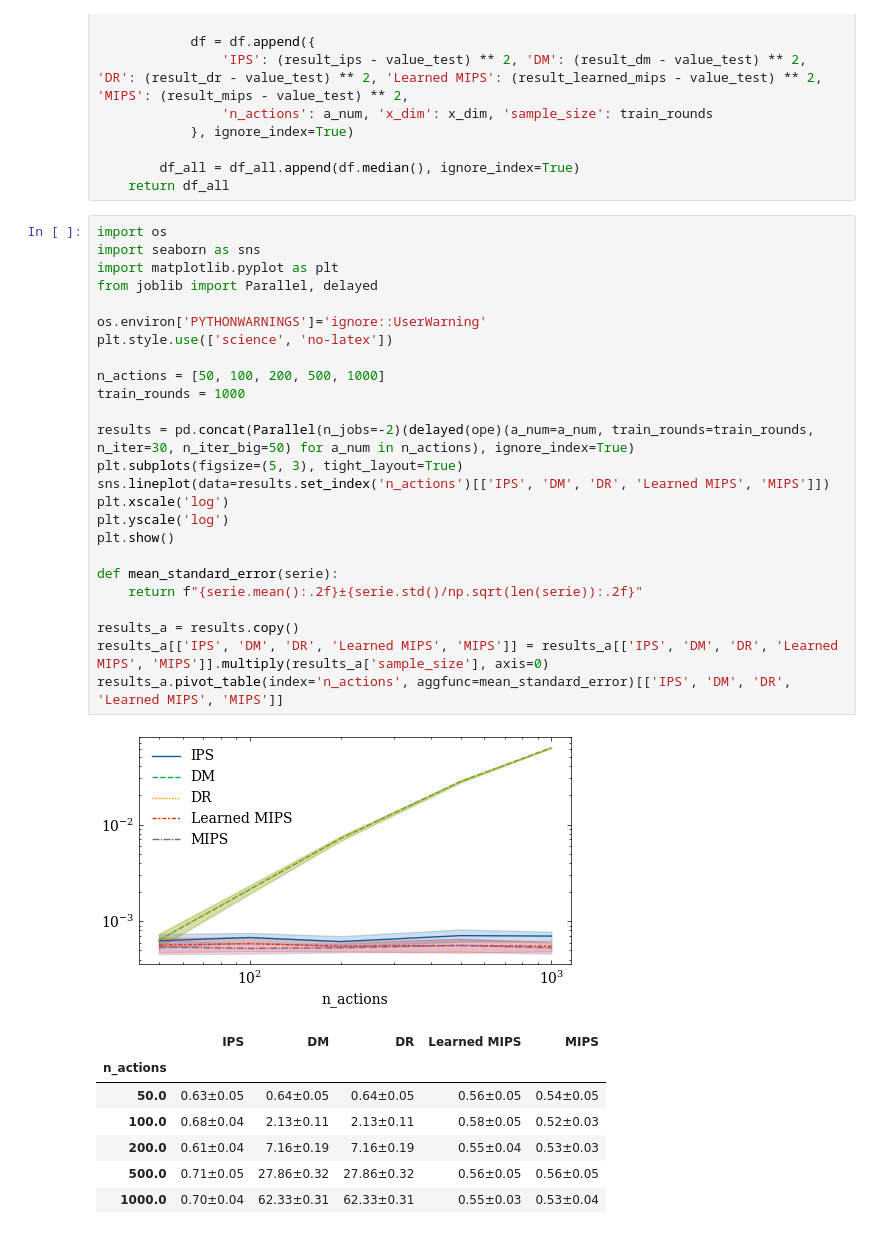
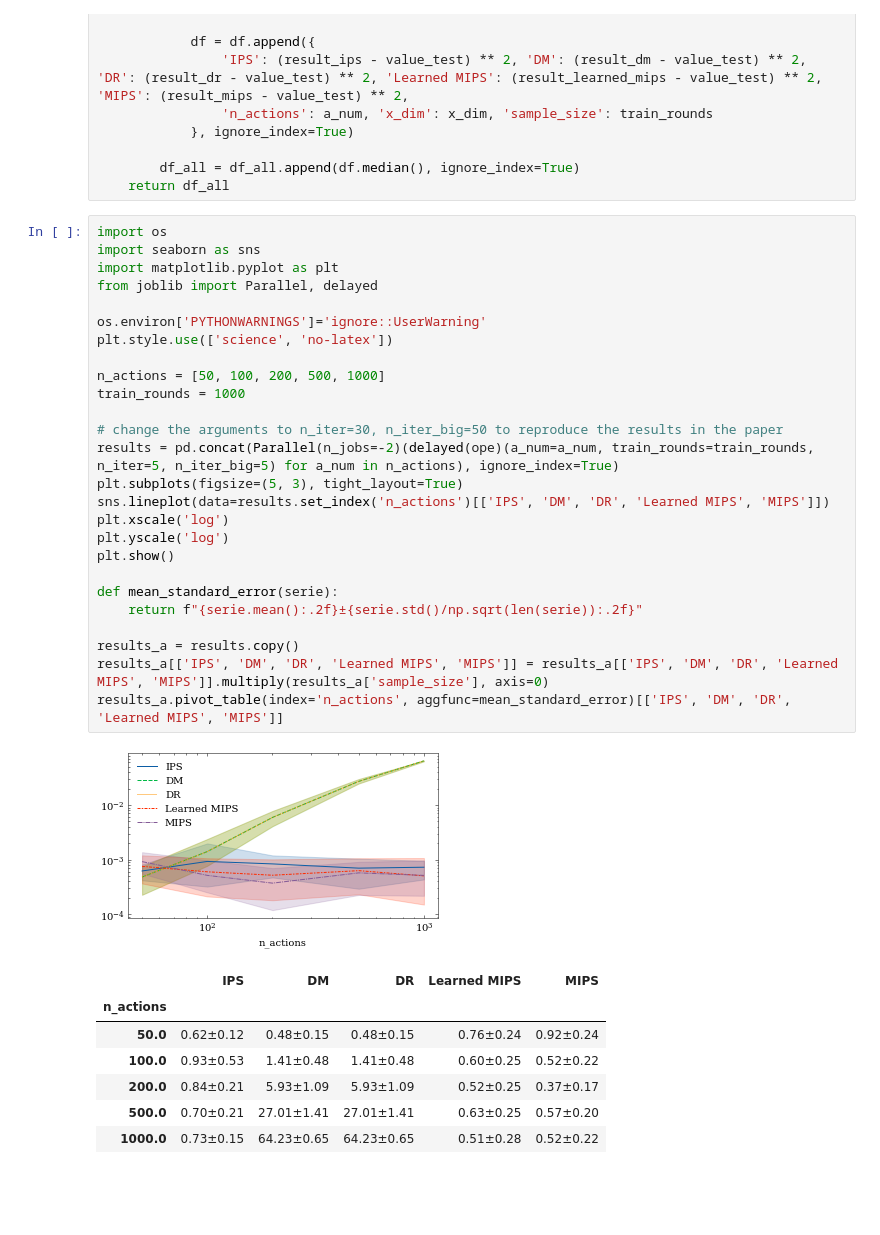
Before and after one commit to amazon-science/ope-learn-action-embeddings, a Jupyter notebook: Example.ipynb, the cells around one changed output. Saved outputs shown, nothing was run; the diff lists cells and outputs as text; blank space fills up the shorter version.

```diff
--- a/Example.ipynb
+++ b/Example.ipynb
@@ -96,34 +96,35 @@ def ope(a_num=500, x_dim=5, n_iter_big=15, n_iter=15, train_rounds=1000, test_ro
 # %%
 import os
 import seaborn as sns
 import matplotlib.pyplot as plt
 from joblib import Parallel, delayed
 
 os.environ['PYTHONWARNINGS']='ignore::UserWarning'
 plt.style.use(['science', 'no-latex'])
 
 n_actions = [50, 100, 200, 500, 1000]
 train_rounds = 1000
 
-results = pd.concat(Parallel(n_jobs=-2)(delayed(ope)(a_num=a_num, train_rounds=train_rounds, n_iter=30, n_iter_big=50) for a_num in n_actions), ignore_index=True)
+# change the arguments to n_iter=30, n_iter_big=50 to reproduce the results in the paper
+results = pd.concat(Parallel(n_jobs=-2)(delayed(ope)(a_num=a_num, train_rounds=train_rounds, n_iter=5, n_iter_big=5) for a_num in n_actions), ignore_index=True)
 plt.subplots(figsize=(5, 3), tight_layout=True)
 sns.lineplot(data=results.set_index('n_actions')[['IPS', 'DM', 'DR', 'Learned MIPS', 'MIPS']])
 plt.xscale('log')
 plt.yscale('log')
 plt.show()
 
 def mean_standard_error(serie):
     return f"{serie.mean():.2f}±{serie.std()/np.sqrt(len(serie)):.2f}"
 
 results_a = results.copy()
 results_a[['IPS', 'DM', 'DR', 'Learned MIPS', 'MIPS']] = results_a[['IPS', 'DM', 'DR', 'Learned MIPS', 'MIPS']].multiply(results_a['sample_size'], axis=0)
 results_a.pivot_table(index='n_actions', aggfunc=mean_standard_error)[['IPS', 'DM', 'DR', 'Learned MIPS', 'MIPS']]
 # %% [output]
-[figure, old version]
+[figure, new version]
 |  | IPS | DM | DR | Learned MIPS | MIPS |
 | n_actions |  |  |  |  |  |
-| 50.0 | 0.63±0.05 | 0.64±0.05 | 0.64±0.05 | 0.56±0.05 | 0.54±0.05 |
-| 100.0 | 0.68±0.04 | 2.13±0.11 | 2.13±0.11 | 0.58±0.05 | 0.52±0.03 |
-| 200.0 | 0.61±0.04 | 7.16±0.19 | 7.16±0.19 | 0.55±0.04 | 0.53±0.03 |
-| 500.0 | 0.71±0.05 | 27.86±0.32 | 27.86±0.32 | 0.56±0.05 | 0.56±0.05 |
-| 1000.0 | 0.70±0.04 | 62.33±0.31 | 62.33±0.31 | 0.55±0.03 | 0.53±0.04 |
+| 50.0 | 0.62±0.12 | 0.48±0.15 | 0.48±0.15 | 0.76±0.24 | 0.92±0.24 |
+| 100.0 | 0.93±0.53 | 1.41±0.48 | 1.41±0.48 | 0.60±0.25 | 0.52±0.22 |
+| 200.0 | 0.84±0.21 | 5.93±1.09 | 5.93±1.09 | 0.52±0.25 | 0.37±0.17 |
+| 500.0 | 0.70±0.21 | 27.01±1.41 | 27.01±1.41 | 0.63±0.25 | 0.57±0.20 |
+| 1000.0 | 0.73±0.15 | 64.23±0.65 | 64.23±0.65 | 0.51±0.28 | 0.52±0.22 |
```
Also changed, not shown: 13 other files.
